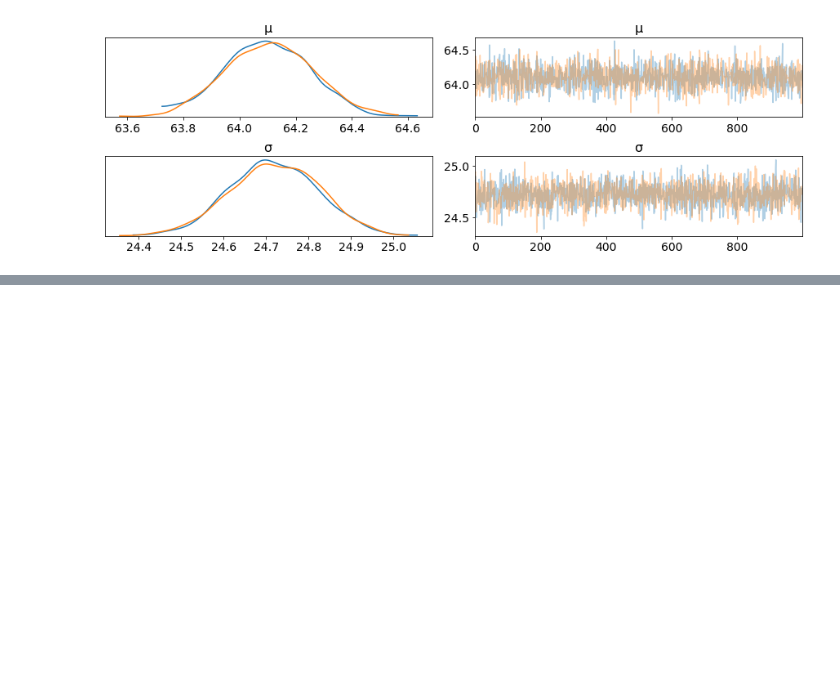
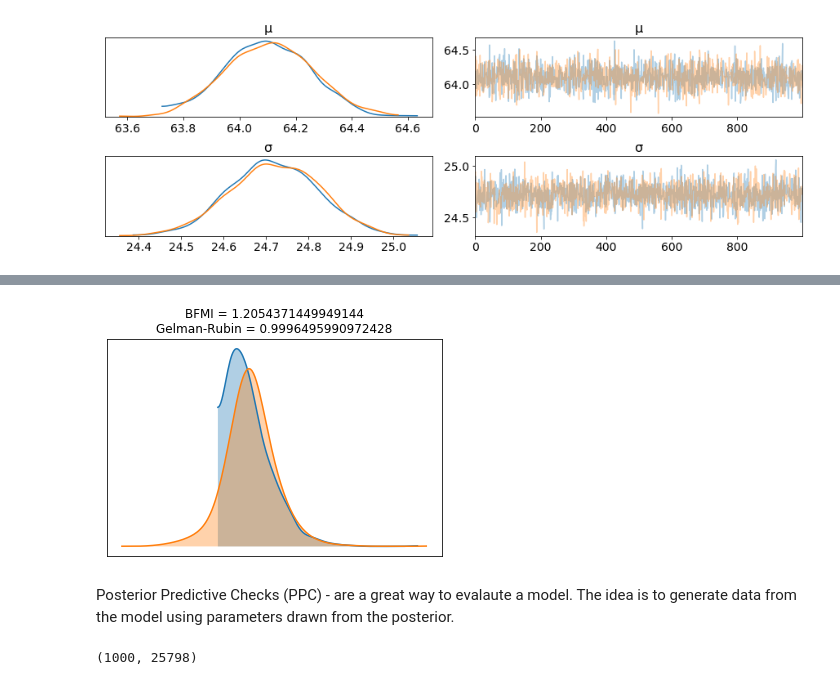
Before and after one commit to MandeepSinghthakur/BayesianStatistics, a Jupyter notebook: bayesian.ipynb, the cells around one changed output, grey strips where cells are left out. Cells and saved outputs as stored; diff of their text form; code cells hidden in the pictures; blank space fills up the shorter version.

```diff
--- a/bayesian.ipynb
+++ b/bayesian.ipynb
@@ -102,0 +131,14 @@ array([[<matplotlib.axes._subplots.AxesSubplot object at 0x...>,
+# %%
+bfmi = pm.bfmi(trace_g)
+max_gr = max(np.max(gr_stats) for gr_stats in pm.gelman_rubin(trace_g).values())
+(pm.energyplot(trace_g, legend=False, figsize=(6, 4)).set_title("BFMI = {}\nGelman-Rubin = {}".format(bfmi, max_gr)));
+# %% [output]
+[figure, added]
+# %% [markdown]
+Posterior Predictive Checks (PPC) - are a great way to evalaute a model. The idea is to generate data from the model using parameters drawn from the posterior.
+# %%
+#Randomly draw 1000 samples of the parameters from the trace
+ppc = pm.sample_posterior_predictive(trace_g, samples=1000, model = model_g)
+np.asarray(ppc['y']).shape
+# %% [output]
+(1000, 25798)
```
Also changed, not shown: parts of 15 cells of this notebook.
